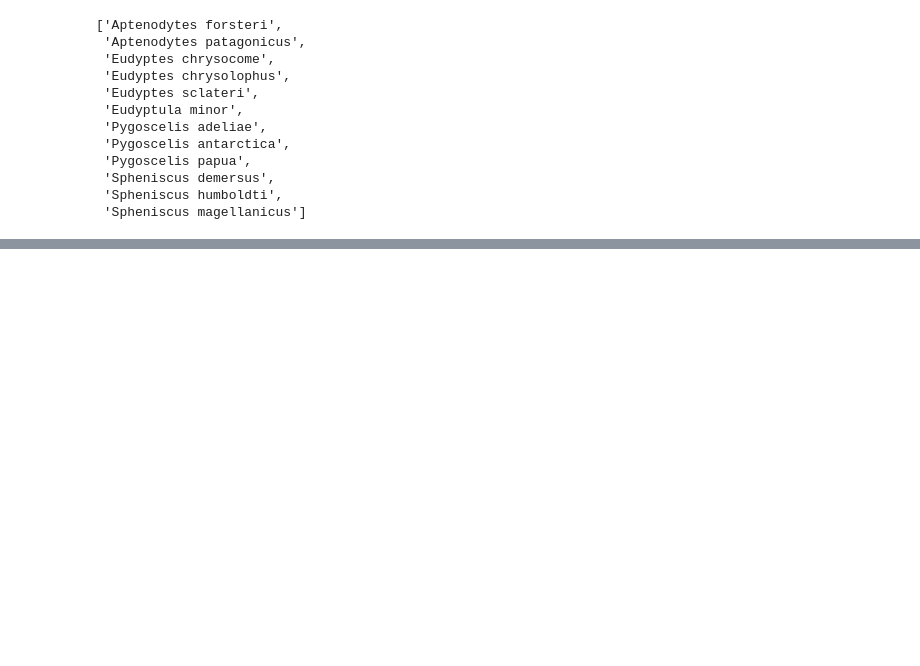
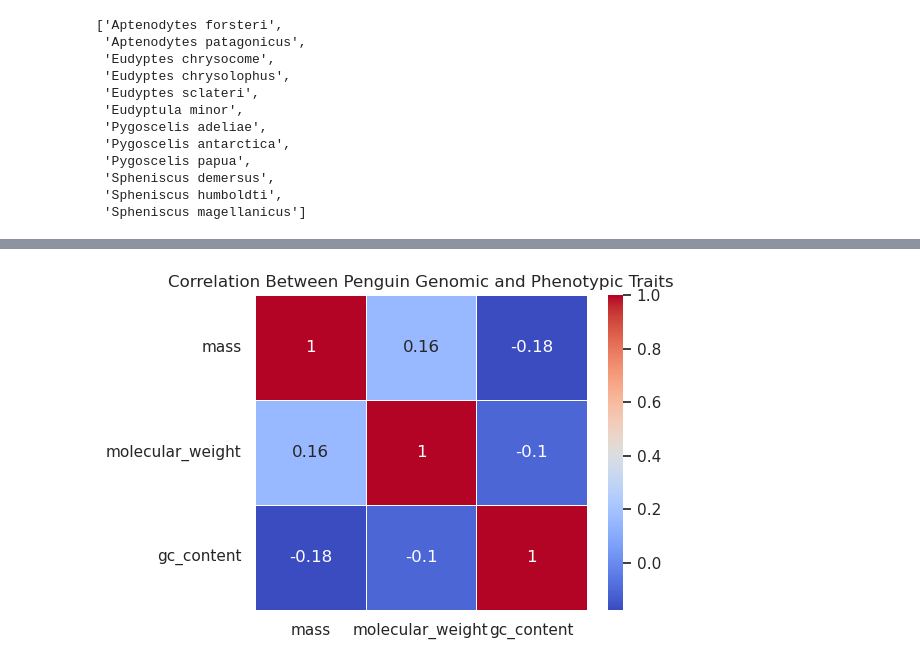
Before and after one commit to Sristi2025/BCB546-PythonHW_Spring2025, a Jupyter notebook: BCB546-PythonHW_Spring2025.ipynb, the cells around one changed output, grey strips where cells are left out. Cells and saved outputs as stored; diff of their text form; code cells hidden in the pictures; blank space fills up the shorter version.

```diff
--- a/BCB546-PythonHW_Spring2025.ipynb
+++ b/BCB546-PythonHW_Spring2025.ipynb
@@ -60,0 +280,13 @@ A function that translates a string of nucleotides to amino acids based on Dr. X
+# %%
+import numpy as np
+import pandas as pd
+
+# Load the original penguin body mass data
+penguins_df = pd.read_csv("penguins_mass.csv")
+
+# Add new empty columns to store molecular weight and GC content
+penguins_df["molecular_weight"] = np.nan
+penguins_df["gc_content"] = np.nan
+
+# Check the updated DataFrame
+penguins_df.head()
@@ -60,0 +470,15 @@ A function that translates a string of nucleotides to amino acids based on Dr. X
+# %%
+import seaborn as sns
+import matplotlib.pyplot as plt
+
+# Select numeric columns
+corr_data = penguins_df[["mass", "molecular_weight", "gc_content"]]
+
+# Create the heatmap
+plt.figure(figsize=(6, 4))
+sns.heatmap(corr_data.corr(), annot=True, cmap="coolwarm", linewidths=0.5)
+plt.title("Correlation Between Penguin Genomic and Phenotypic Traits")
+plt.tight_layout()
+plt.show()
+# %% [output]
+[figure, added]
```
Also changed, not shown: parts of 32 cells of this notebook.
